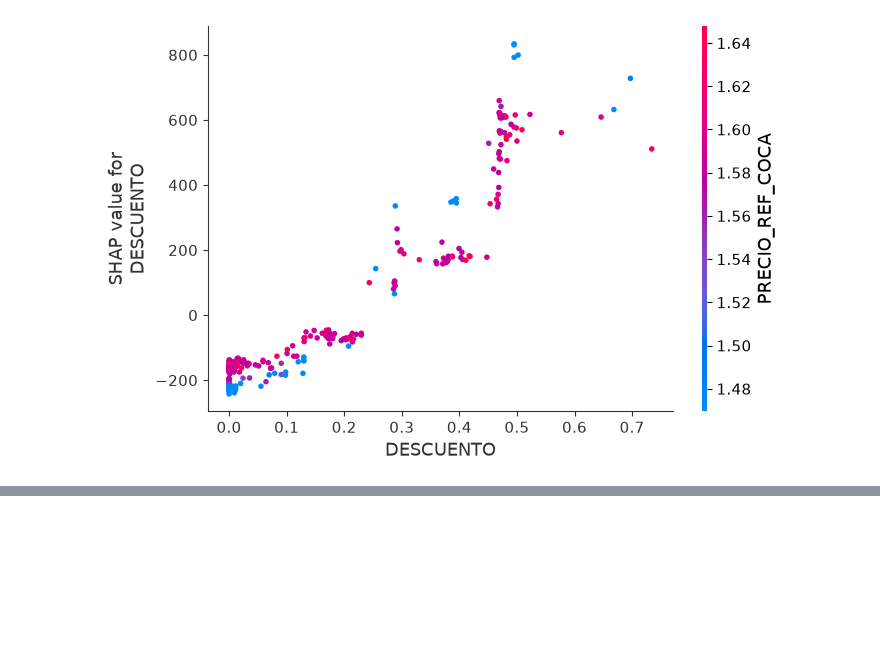
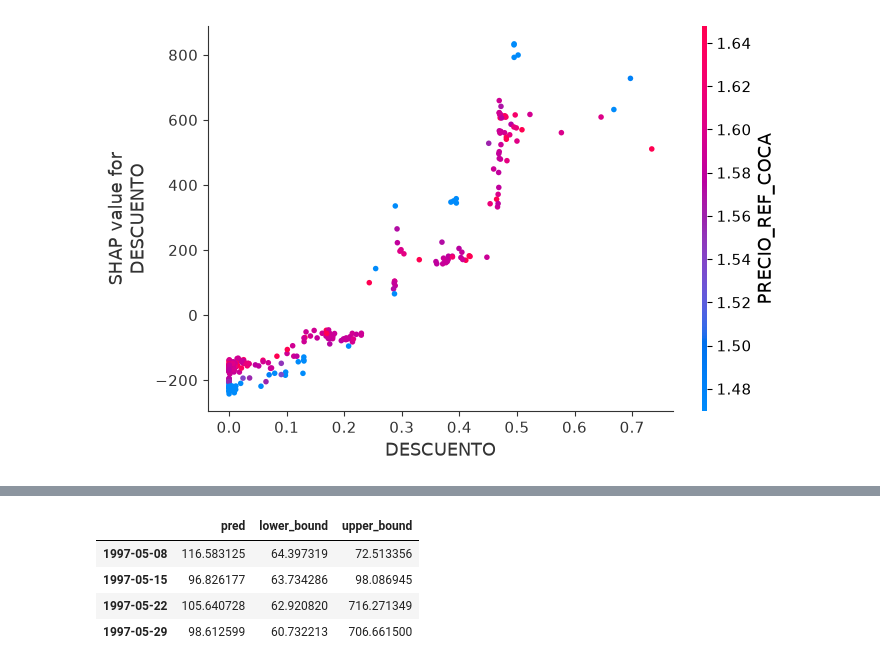
Before and after one commit to ivanfondo/Portafolio-Data-Science-Python, a Jupyter notebook: Pricing-Dominicks/notebooks/04_ML_demanda.ipynb, the cells around one changed output, grey strips where cells are left out. Cells and saved outputs as stored; diff of their text form; code cells hidden in the pictures; blank space fills up the shorter version.

Commit message:
Simulación de predicción en Anexo

```diff
--- a/Pricing-Dominicks/notebooks/04_ML_demanda.ipynb
+++ b/Pricing-Dominicks/notebooks/04_ML_demanda.ipynb
@@ -387,7 +387,7 @@ resultados.sort_values(by='MAE', ascending=True)
 Hasta el momento se ha trabajado sobre el conjunto de entrenamiento (mediante backtesting). Ahora evaluamos sobre el conjunto de test, datos que el modelo no ha visto en ningún momento y que no han influido en ninguna decisión de modelado.
 # %%
 mejores_parametros = metrica_lgbm_opt.iloc[0]['params']
-fc_test = ForecasterRecursive(
+fc_final = ForecasterRecursive(
     estimator= LGBMRegressor(random_state=123, verbose=-1, n_jobs=-1, **mejores_parametros),
     lags=4
 )
@@ -397,8 +397,8 @@ y_full = pd.concat([train_sk['UNIDADES'], test_sk['UNIDADES']])
 exog_full = pd.concat([train_sk[exogenas], test_sk[exogenas]])
 
 
-metrica_lgbm_test, predicciones_lgbm_test = backtesting_forecaster(
-    forecaster= fc_test,
+metrica_lgbm_final, predicciones_lgbm_final = backtesting_forecaster(
+    forecaster= fc_final,
     y= y_full,
     exog= exog_full,
     cv= TimeSeriesFold(
@@ -536,0 +505,25 @@ Freq: 7D, Name: pred, dtype: float64
+# %%
+# Escenario A: precio regular sin descuento
+escenario_a = futuro.copy()
+escenario_a['PRECIO_REF'] = 1.59
+escenario_a['DESCUENTO'] = 0
+
+# Escenario B: mismo precio regular pero con descuento
+escenario_b = futuro.copy()
+escenario_b['PRECIO_REF'] = 1.59
+escenario_b['DESCUENTO'] = 0.20
+
+# Ordenamos columnas
+escenario_a = escenario_a[exogenas]
+escenario_b = escenario_b[exogenas]
+# %%
+# Entrenamiento y predicción
+fc_final.fit(y= y_full, exog= exog_full, store_in_sample_residuals=True)
+
+prediccion_a = fc_final.predict(steps=4, exog=escenario_a)
+prediccion_b = fc_final.predict(steps=4, exog=escenario_b)
+
+print("Escenario A (sin descuento):")
+print(prediccion_a.round(0))
+print("\nEscenario B (20% descuento):")
+print(prediccion_b.round(0))
@@ -536,0 +544,18 @@ Freq: 7D, Name: pred, dtype: float64
+# %%
+fc_final.set_out_sample_residuals(
+    y_true=test_sk.loc[predicciones_lgbm_final.index, 'UNIDADES'],
+    y_pred=predicciones_lgbm_final['pred']
+)
+
+pred_int_a = fc_final.predict_interval(
+    steps=4, exog=escenario_a, interval=[10, 90],
+    n_boot=1000, use_in_sample_residuals=False
+)
+
+pred_int_a
+# %% [output]
+|  | pred | lower_bound | upper_bound |
+| 1997-05-08 | 116.583125 | 64.397319 | 72.513356 |
+| 1997-05-15 | 96.826177 | 63.734286 | 98.086945 |
+| 1997-05-22 | 105.640728 | 62.920820 | 716.271349 |
+| 1997-05-29 | 98.612599 | 60.732213 | 706.661500 |
```
Also changed, not shown: parts of 7 cells of this notebook.
